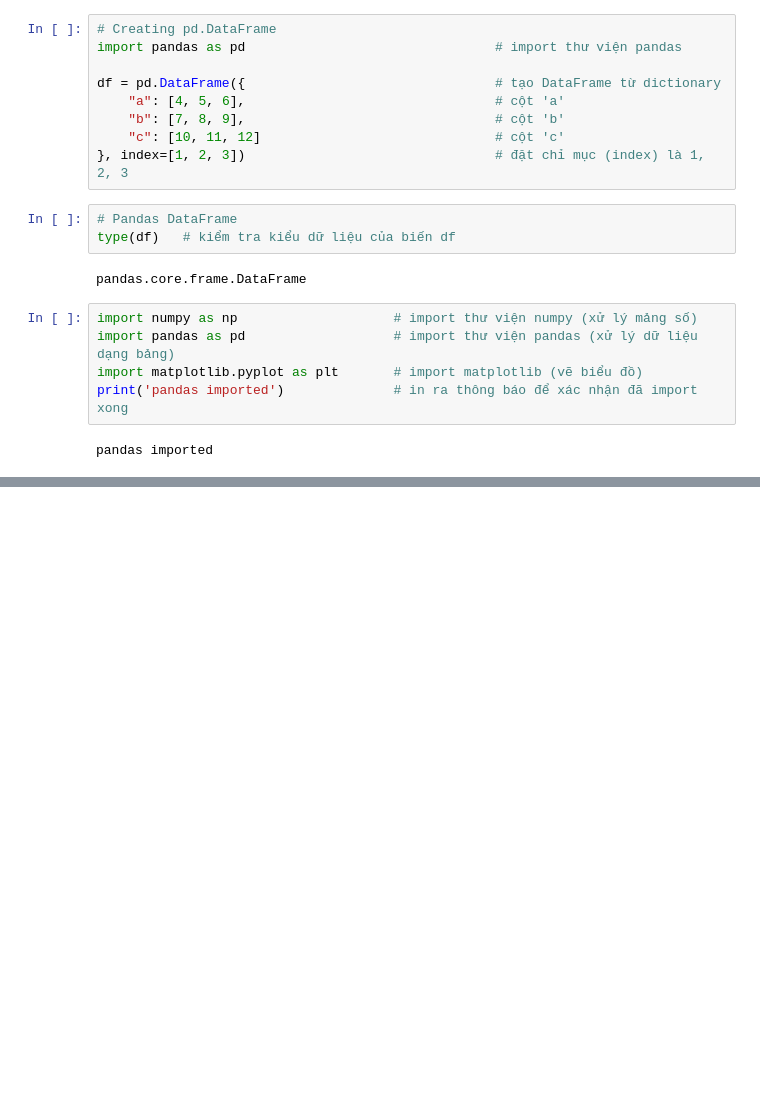
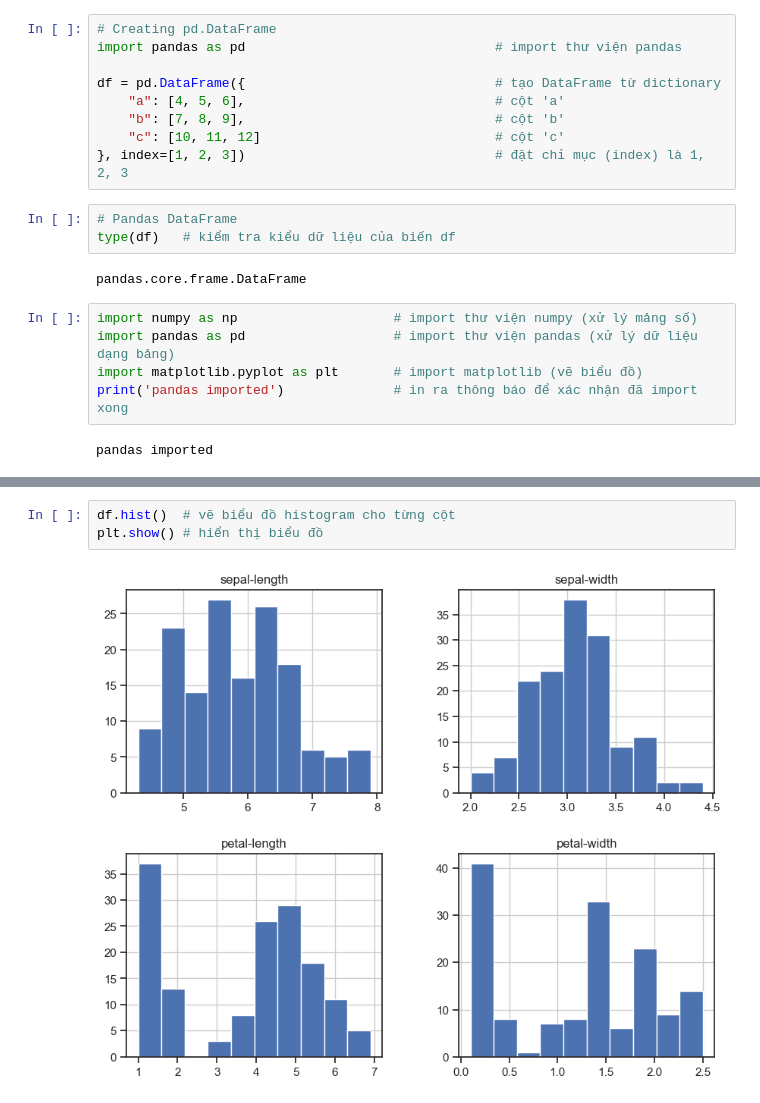
Before and after one commit to Phu3390/sgu25_data_analytics, a Jupyter notebook: exerciese/DAO2/Buoi02_Python101.ipynb, the cells around one changed output, grey strips where cells are left out. Cells and saved outputs as stored; diff of their text form; blank space fills up the shorter version.

```diff
--- a/exerciese/DAO2/Buoi02_Python101.ipynb
+++ b/exerciese/DAO2/Buoi02_Python101.ipynb
@@ -977,0 +1180,5 @@ pandas imported
+# %%
+df.hist()  # vẽ biểu đồ histogram cho từng cột
+plt.show() # hiển thị biểu đồ
+# %% [output]
+[figure, added]
```
Also changed, not shown: parts of 143 cells of this notebook, 5 other files.
